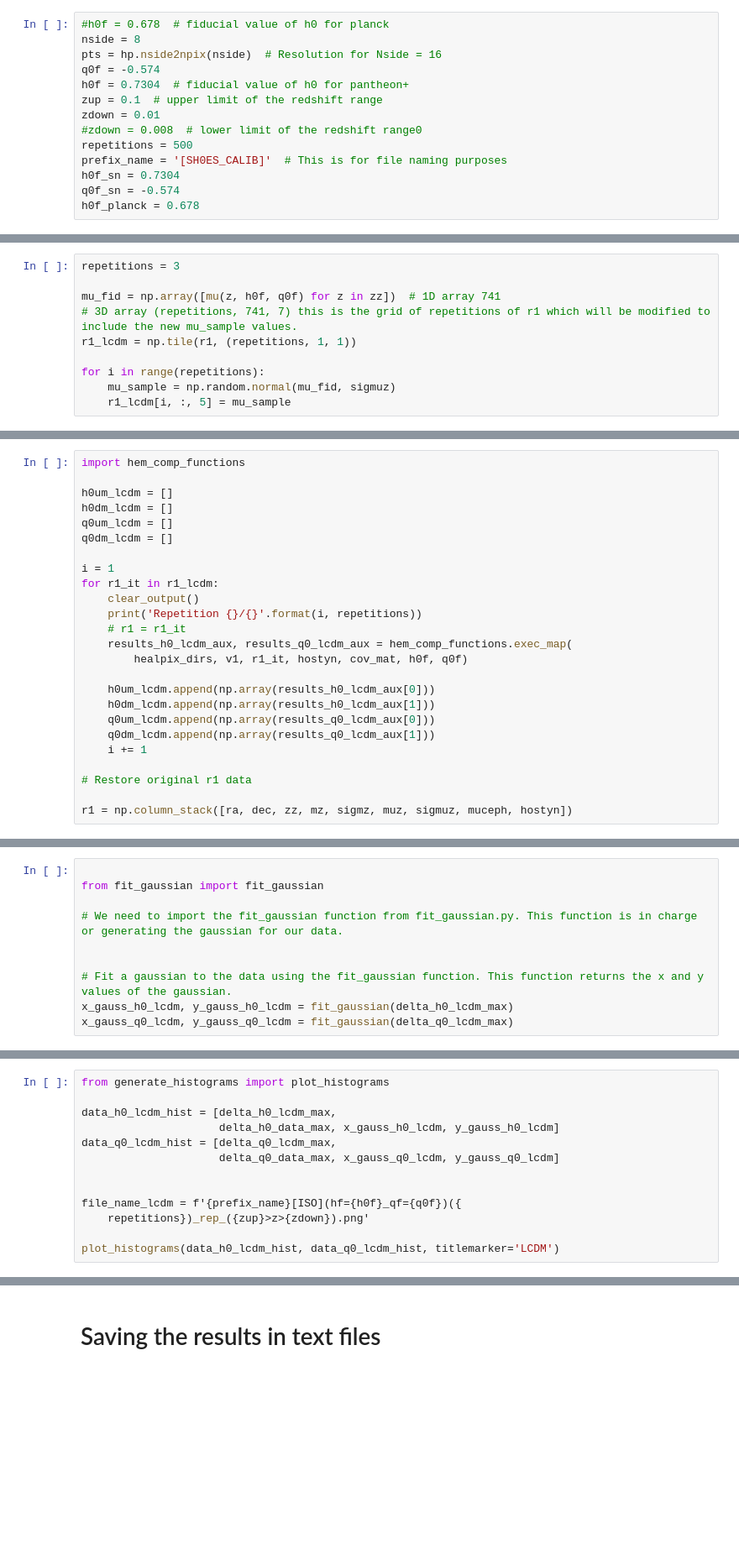
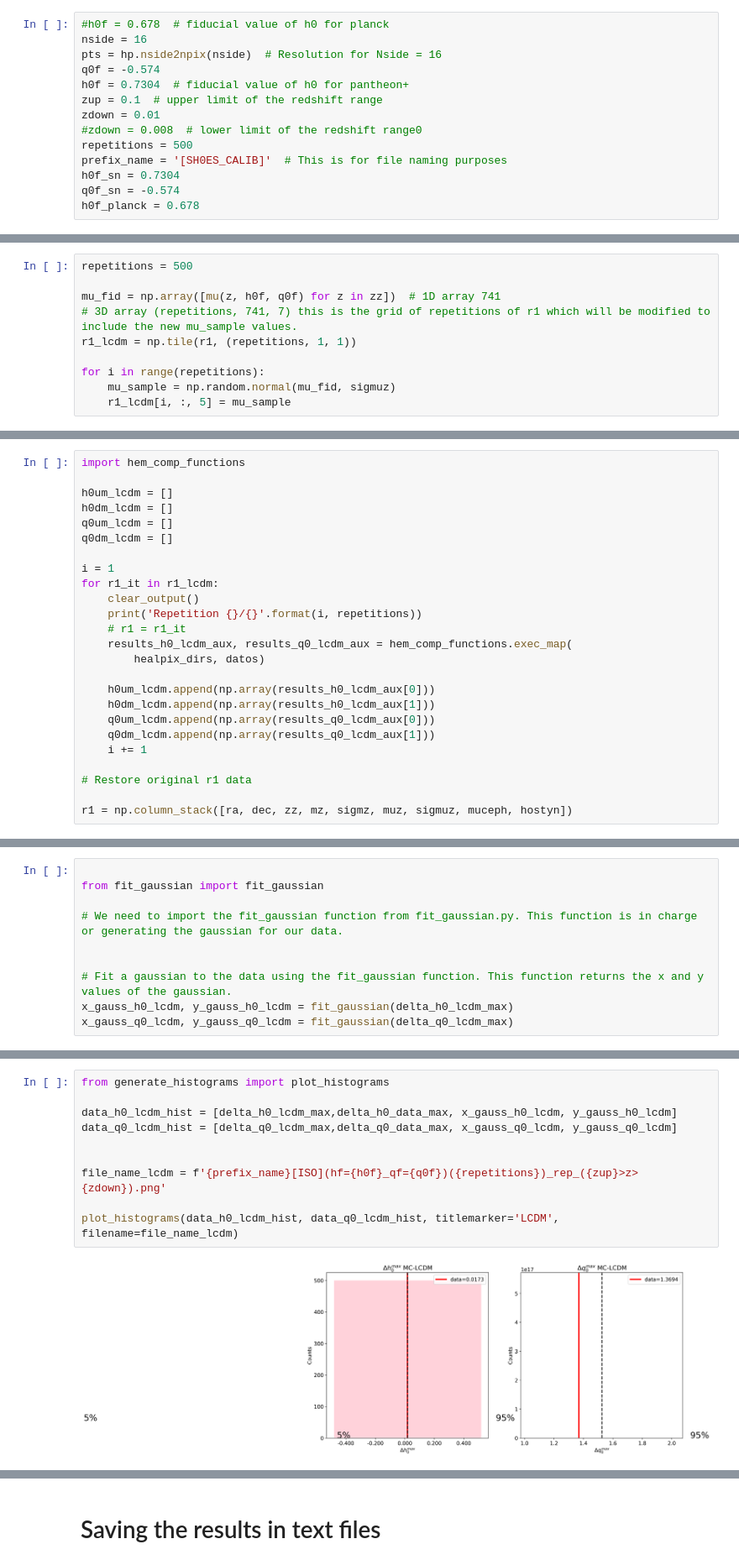
Before and after one commit to leoriohub/cosmographic_analysis, a Jupyter notebook: main.ipynb, the cells around one changed output, grey strips where cells are left out. Shown at 84% size. Saved outputs shown, nothing was run; the diff lists cells and outputs as text; blank space fills up the shorter version.

```diff
--- a/main.ipynb
+++ b/main.ipynb
@@ -23,7 +23,7 @@ rcParams["font.size"] = 12
 #### **repetitions** is the number of times hem_comp will be run (for testinf purposesm try for 5 repetitions)
 # %%
 #h0f = 0.678  # fiducial value of h0 for planck
-nside = 8
+nside = 16
 pts = hp.nside2npix(nside)  # Resolution for Nside = 16
 q0f = -0.574
 h0f = 0.7304  # fiducial value of h0 for pantheon+
@@ -375,7 +378,7 @@ generate_histograms.plot_histograms(data_h0_iso_hist, data_q0_iso_hist, filename
 
 For more details on synthetic data, refer to [Synthethic data for distance modulus](synthetic_data.ipynb).
 # %%
-repetitions = 3
+repetitions = 500
 
 mu_fid = np.array([mu(z, h0f, q0f) for z in zz])  # 1D array 741
 # 3D array (repetitions, 741, 7) this is the grid of repetitions of r1 which will be modified to include the new mu_sample values.
@@ -410,7 +407,7 @@ for r1_it in r1_lcdm:
     print('Repetition {}/{}'.format(i, repetitions))
     # r1 = r1_it
     results_h0_lcdm_aux, results_q0_lcdm_aux = hem_comp_functions.exec_map(
-        healpix_dirs, v1, r1_it, hostyn, cov_mat, h0f, q0f)
+        healpix_dirs, datos)
 
     h0um_lcdm.append(np.array(results_h0_lcdm_aux[0]))
     h0dm_lcdm.append(np.array(results_h0_lcdm_aux[1]))
@@ -445,16 +448,15 @@ x_gauss_q0_lcdm, y_gauss_q0_lcdm = fit_gaussian(delta_q0_lcdm_max)
 # %%
 from generate_histograms import plot_histograms
 
-data_h0_lcdm_hist = [delta_h0_lcdm_max,
-                     delta_h0_data_max, x_gauss_h0_lcdm, y_gauss_h0_lcdm]
-data_q0_lcdm_hist = [delta_q0_lcdm_max,
-                     delta_q0_data_max, x_gauss_q0_lcdm, y_gauss_q0_lcdm]
+data_h0_lcdm_hist = [delta_h0_lcdm_max,delta_h0_data_max, x_gauss_h0_lcdm, y_gauss_h0_lcdm]
+data_q0_lcdm_hist = [delta_q0_lcdm_max,delta_q0_data_max, x_gauss_q0_lcdm, y_gauss_q0_lcdm]
 
 
-file_name_lcdm = f'{prefix_name}[ISO](hf={h0f}_qf={q0f})({
-    repetitions})_rep_({zup}>z>{zdown}).png'
+file_name_lcdm = f'{prefix_name}[ISO](hf={h0f}_qf={q0f})({repetitions})_rep_({zup}>z>{zdown}).png'
 
-plot_histograms(data_h0_lcdm_hist, data_q0_lcdm_hist, titlemarker='LCDM')
+plot_histograms(data_h0_lcdm_hist, data_q0_lcdm_hist, titlemarker='LCDM', filename=file_name_lcdm)
+# %% [output]
+[figure, added]
 # %%
 # plot both histrograms for LCDM and ISO in the same plot using the plot_both_histograms function
 from generate_histograms import plot_both_histograms
```
Also changed, not shown: parts of 11 cells of this notebook.
